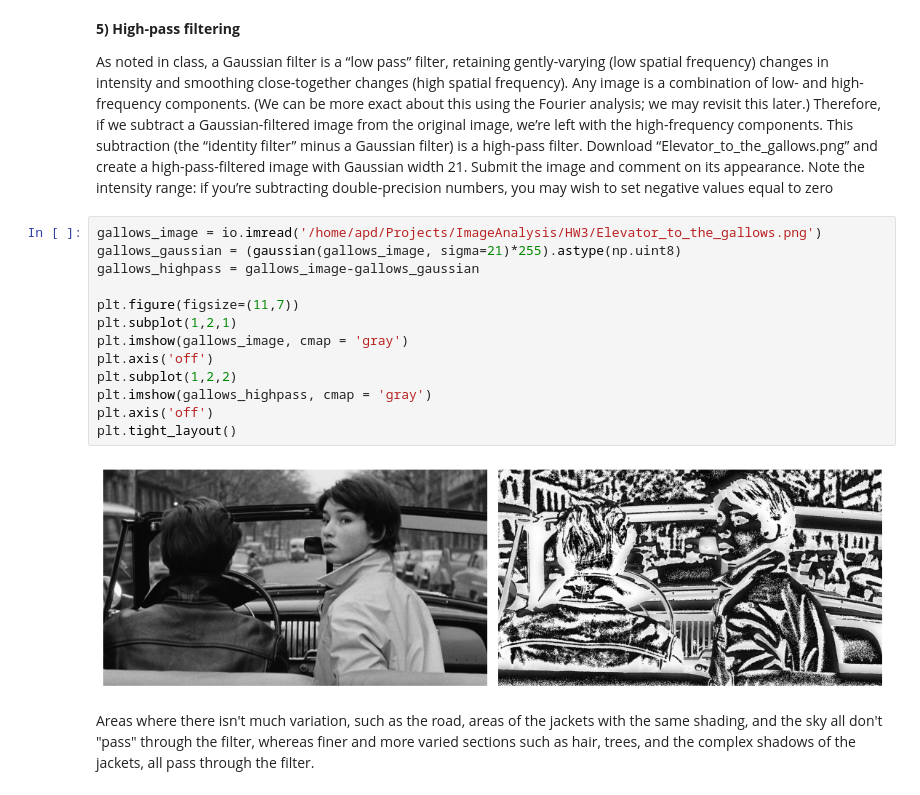
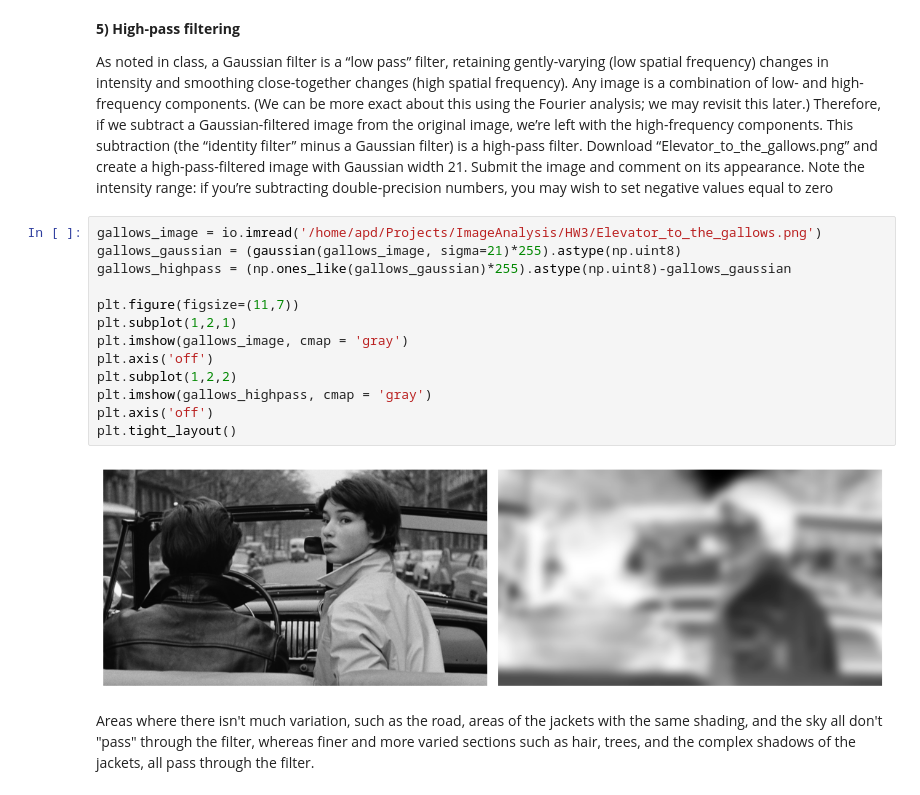
Before and after one commit to apdill/ImageAnalysis, a Jupyter notebook: HW3/HW3_AD.ipynb, the cells around one changed output. Drawn from its saved outputs; the diff is of its cells as text.

```diff
--- a/HW3/HW3_AD.ipynb
+++ b/HW3/HW3_AD.ipynb
@@ -281,18 +281,18 @@ subtracting double-precision numbers, you may wish to set negative values equal
 # %%
 gallows_image = io.imread('/home/apd/Projects/ImageAnalysis/HW3/Elevator_to_the_gallows.png')
 gallows_gaussian = (gaussian(gallows_image, sigma=21)*255).astype(np.uint8)
-gallows_highpass = gallows_image-gallows_gaussian
+gallows_highpass = (np.ones_like(gallows_gaussian)*255).astype(np.uint8)-gallows_gaussian
 
 plt.figure(figsize=(11,7))
 plt.subplot(1,2,1)
 plt.imshow(gallows_image, cmap = 'gray')
 plt.axis('off')
 plt.subplot(1,2,2)
 plt.imshow(gallows_highpass, cmap = 'gray')
 plt.axis('off')
 plt.tight_layout()
 # %% [output]
-[figure, old version]
+[figure, new version]
 # %% [markdown]
 Areas where there isn't much variation, such as the road, areas of the jackets with the same shading, and the sky all don't "pass" through the filter, whereas finer and more varied sections such as hair, trees, and the complex shadows of the jackets, all pass through the filter.
 # %% [markdown]
```
Also changed, not shown: parts of 10 cells of this notebook.
